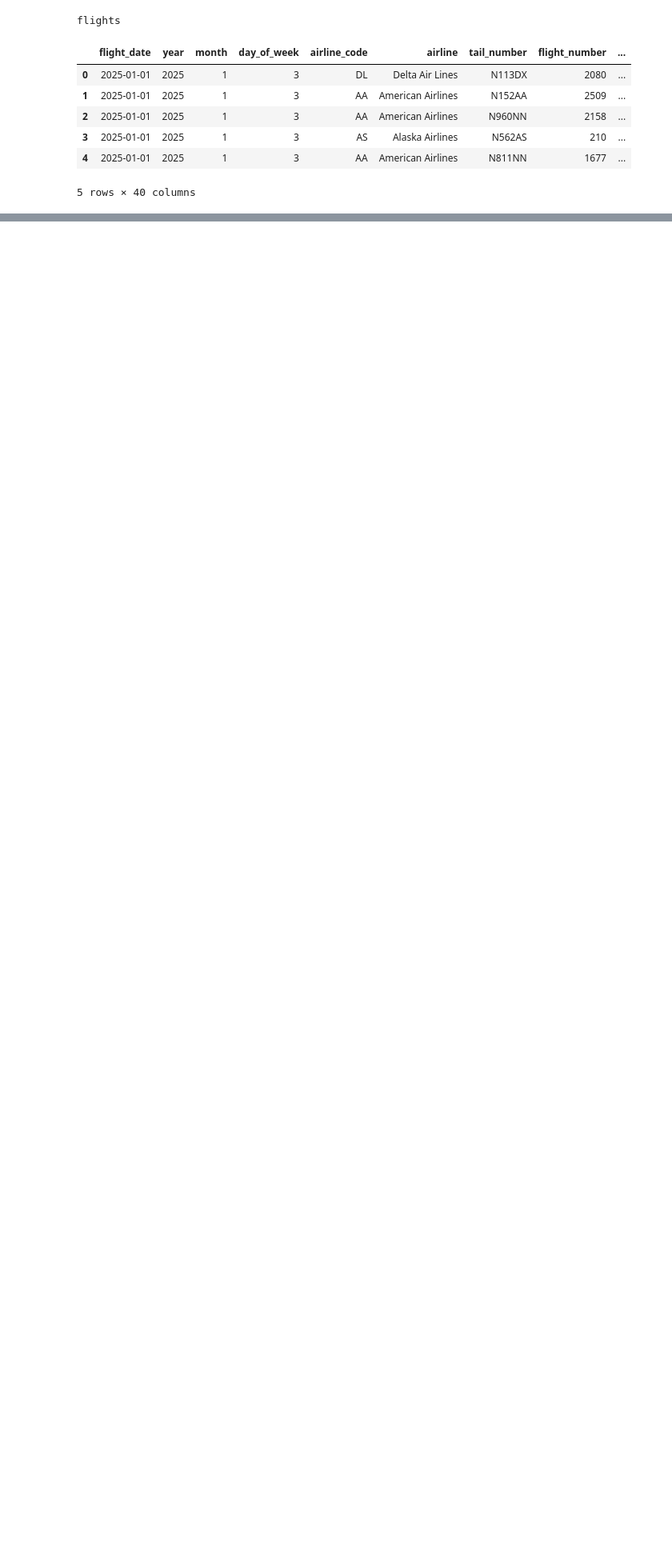
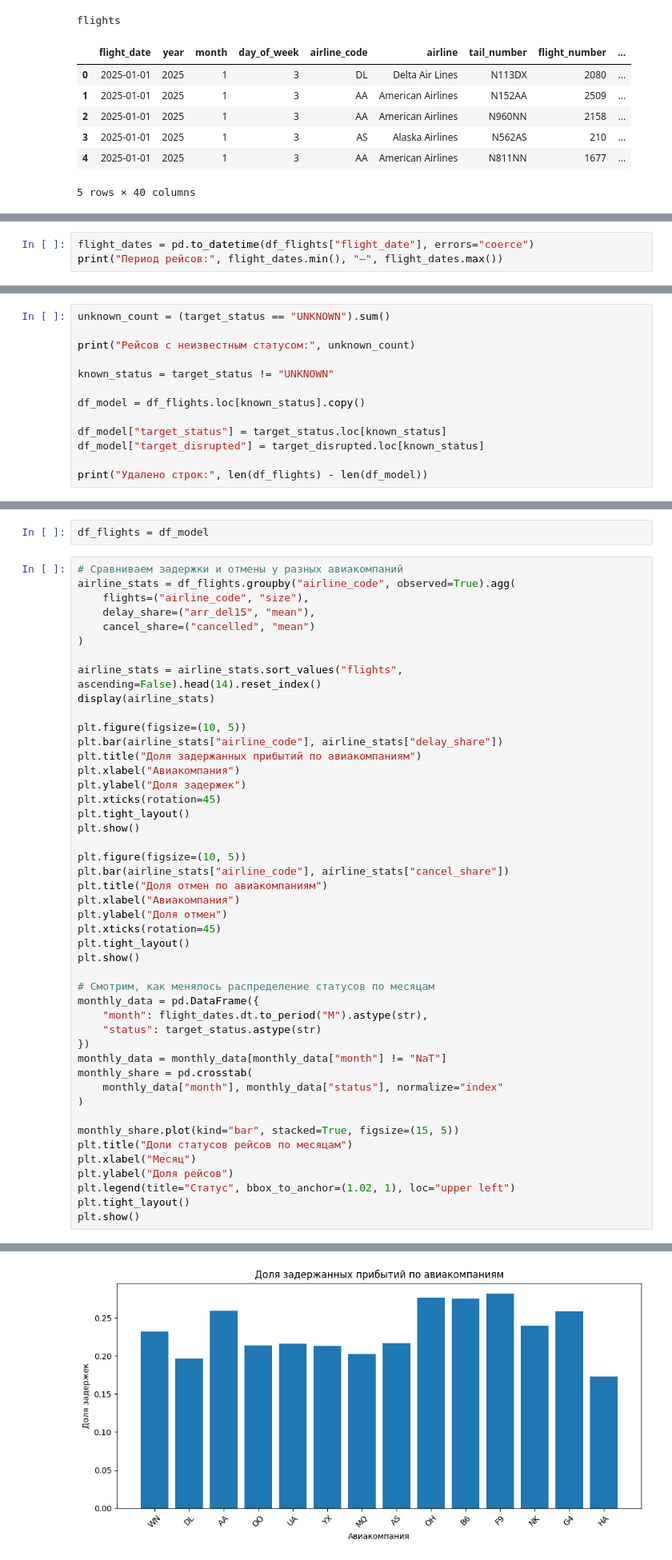
Before and after one commit to Amgalan-459/ml-project-2-course, a Jupyter notebook: ml_project.ipynb, the cells around one changed output, grey strips where cells are left out. Shown at 80% size. Drawn from its saved outputs; the diff is of its cells as text; blank space fills up the shorter version.

```diff
--- a/ml_project.ipynb
+++ b/ml_project.ipynb
@@ -77,0 +211,3 @@ flights
+# %%
+flight_dates = pd.to_datetime(df_flights["flight_date"], errors="coerce")
+print("Период рейсов:", flight_dates.min(), "—", flight_dates.max())
@@ -77,0 +447,13 @@ flights
+# %%
+unknown_count = (target_status == "UNKNOWN").sum()
+
+print("Рейсов с неизвестным статусом:", unknown_count)
+
+known_status = target_status != "UNKNOWN"
+
+df_model = df_flights.loc[known_status].copy()
+
+df_model["target_status"] = target_status.loc[known_status]
+df_model["target_disrupted"] = target_disrupted.loc[known_status]
+
+print("Удалено строк:", len(df_flights) - len(df_model))
@@ -77,0 +465,49 @@ flights
+# %%
+df_flights = df_model
+# %%
+# Сравниваем задержки и отмены у разных авиакомпаний
+airline_stats = df_flights.groupby("airline_code", observed=True).agg(
+    flights=("airline_code", "size"),
+    delay_share=("arr_del15", "mean"),
+    cancel_share=("cancelled", "mean")
+)
+
+airline_stats = airline_stats.sort_values("flights", ascending=False).head(14).reset_index()
+display(airline_stats)
+
+plt.figure(figsize=(10, 5))
+plt.bar(airline_stats["airline_code"], airline_stats["delay_share"])
+plt.title("Доля задержанных прибытий по авиакомпаниям")
+plt.xlabel("Авиакомпания")
+plt.ylabel("Доля задержек")
+plt.xticks(rotation=45)
+plt.tight_layout()
+plt.show()
+
+plt.figure(figsize=(10, 5))
+plt.bar(airline_stats["airline_code"], airline_stats["cancel_share"])
+plt.title("Доля отмен по авиакомпаниям")
+plt.xlabel("Авиакомпания")
+plt.ylabel("Доля отмен")
+plt.xticks(rotation=45)
+plt.tight_layout()
+plt.show()
+
+# Смотрим, как менялось распределение статусов по месяцам
+monthly_data = pd.DataFrame({
+    "month": flight_dates.dt.to_period("M").astype(str),
+    "status": target_status.astype(str)
+})
+monthly_data = monthly_data[monthly_data["month"] != "NaT"]
+monthly_share = pd.crosstab(
+    monthly_data["month"], monthly_data["status"], normalize="index"
+)
+
+monthly_share.plot(kind="bar", stacked=True, figsize=(15, 5))
+plt.title("Доли статусов рейсов по месяцам")
+plt.xlabel("Месяц")
+plt.ylabel("Доля рейсов")
+plt.legend(title="Статус", bbox_to_anchor=(1.02, 1), loc="upper left")
+plt.tight_layout()
+plt.show()
+# %% [output]
@@ -77,0 +529 @@ flights
+[figure, added]
```
Also changed, not shown: parts of 27 cells of this notebook.
